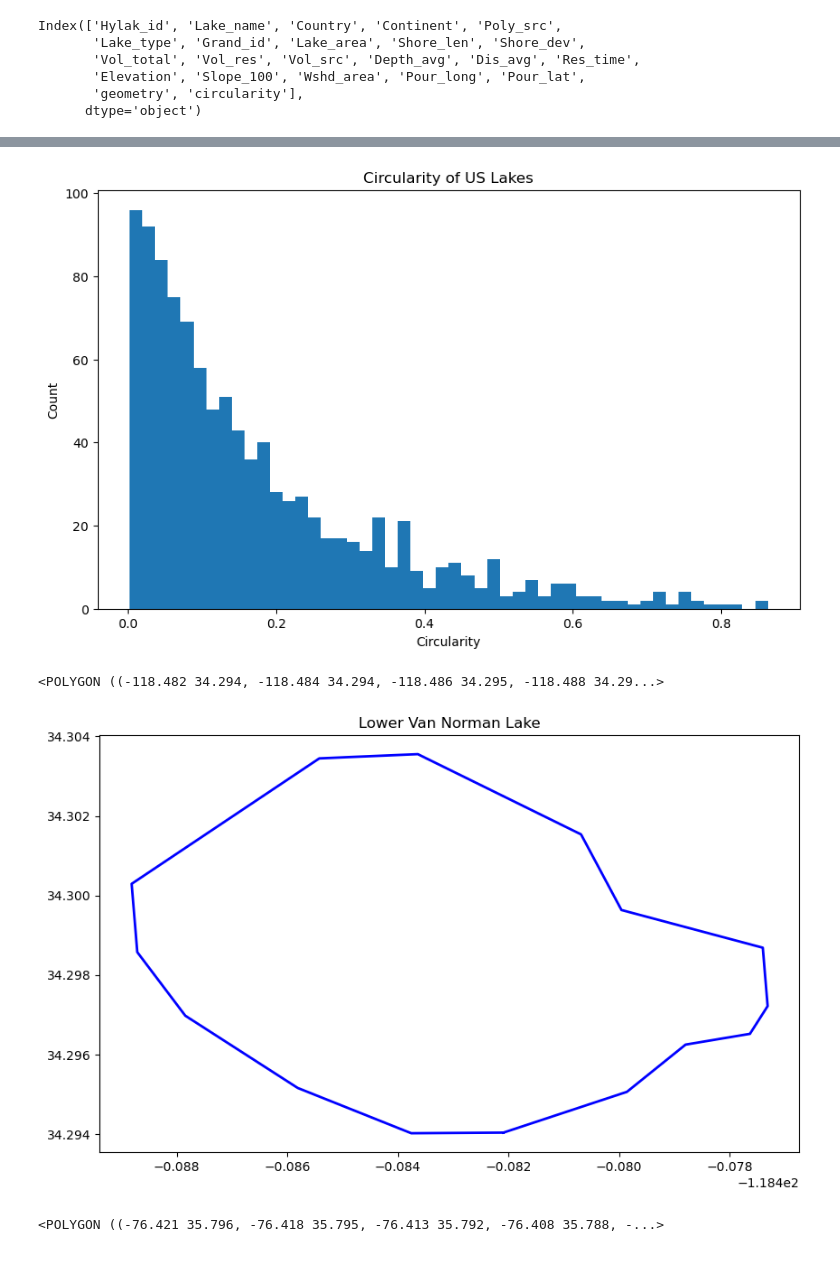
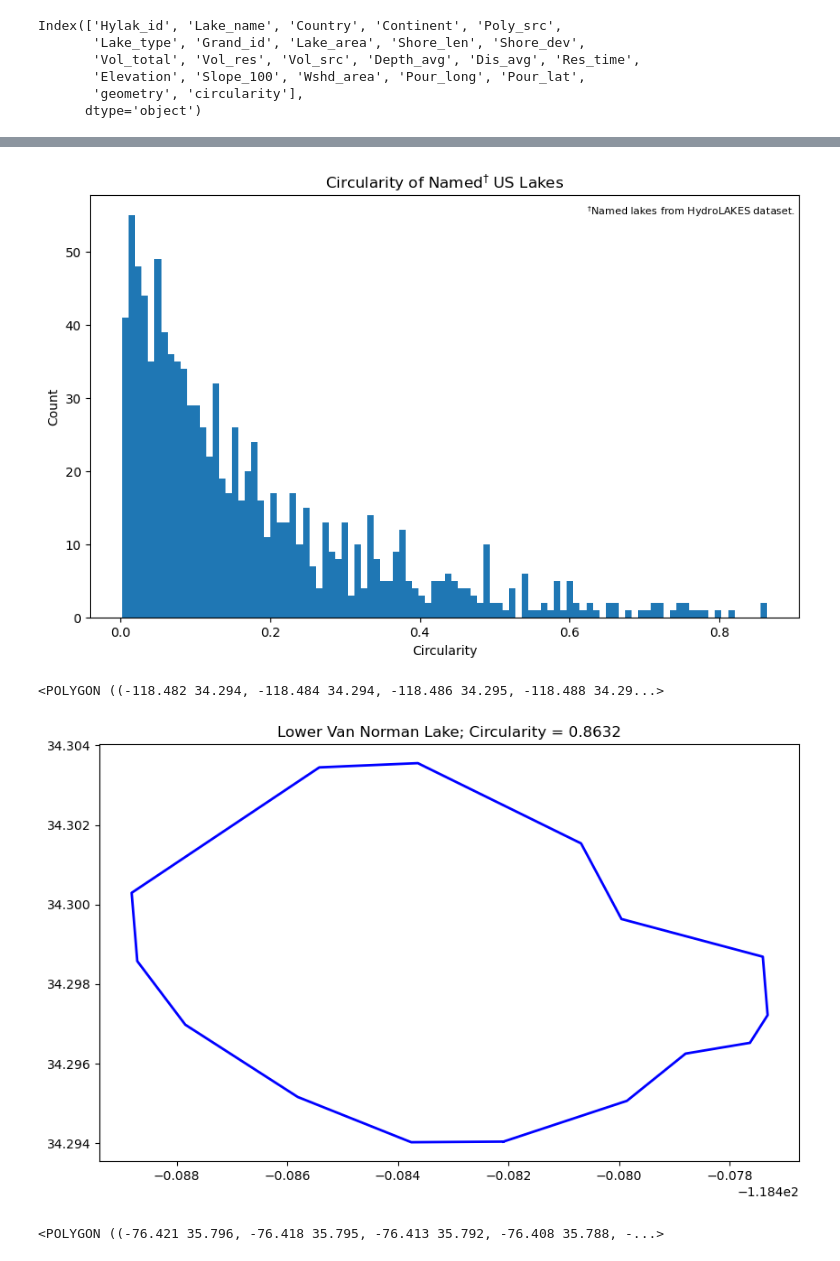
Before and after one commit to DOI-USGS/vizlab-chart-challenge-23, a Jupyter notebook: 11_circular_jhariharan/empty_template_script.ipynb, the cells around one changed output, grey strips where cells are left out. Drawn from its saved outputs; the diff is of its cells as text; code cells hidden in the pictures.

```diff
--- a/11_circular_jhariharan/empty_template_script.ipynb
+++ b/11_circular_jhariharan/empty_template_script.ipynb
@@ -73,13 +75,15 @@ us_gdf = us_gdf[~us_gdf["Lake_name"].isna()]
 # %%
 # plot histogram of circularity of US lakes
 fig, ax = plt.subplots(figsize=(10, 6))
-ax.hist(us_gdf["circularity"], bins=50)
+ax.hist(us_gdf["circularity"], bins=100)
 ax.set_xlabel("Circularity")
 ax.set_ylabel("Count")
-ax.set_title("Circularity of US Lakes")
+ax.set_title("Circularity of Named$^{\dagger}$ US Lakes")
+ax.text(0.7, 0.98, "$^{\dagger}$Named lakes from HydroLAKES dataset.",
+        transform=ax.transAxes, fontsize=8, verticalalignment='top')
 plt.show()
 # %% [output]
-[figure, old version]
+[figure, new version]
 # %%
 # visualize most circular lake
 # get the index of the most circular lake
@@ -101,10 +105,10 @@ fig, ax = plt.subplots(figsize=(10, 6))
 x, y = most_circular_geom.exterior.xy
 ax.plot(x, y, color="blue", linewidth=2)
 # add the name of the lake
-ax.set_title(f"{most_circular_name}")
+ax.set_title(f"{most_circular_name}" + f"; Circularity = {most_circular_circ:.4f}")
 plt.show()
 # %% [output]
-[figure, old version]
+[figure, new version]
 # %%
 # second most circular lake
 # get the index of the second most circular lake
```
Also changed, not shown: parts of 20 cells of this notebook.
